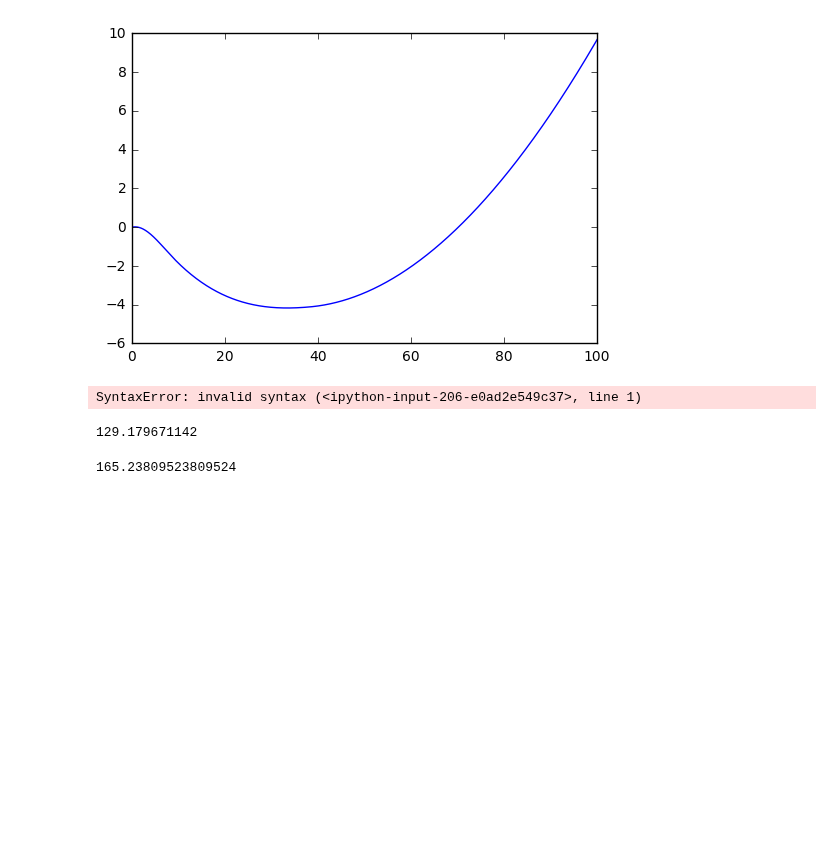
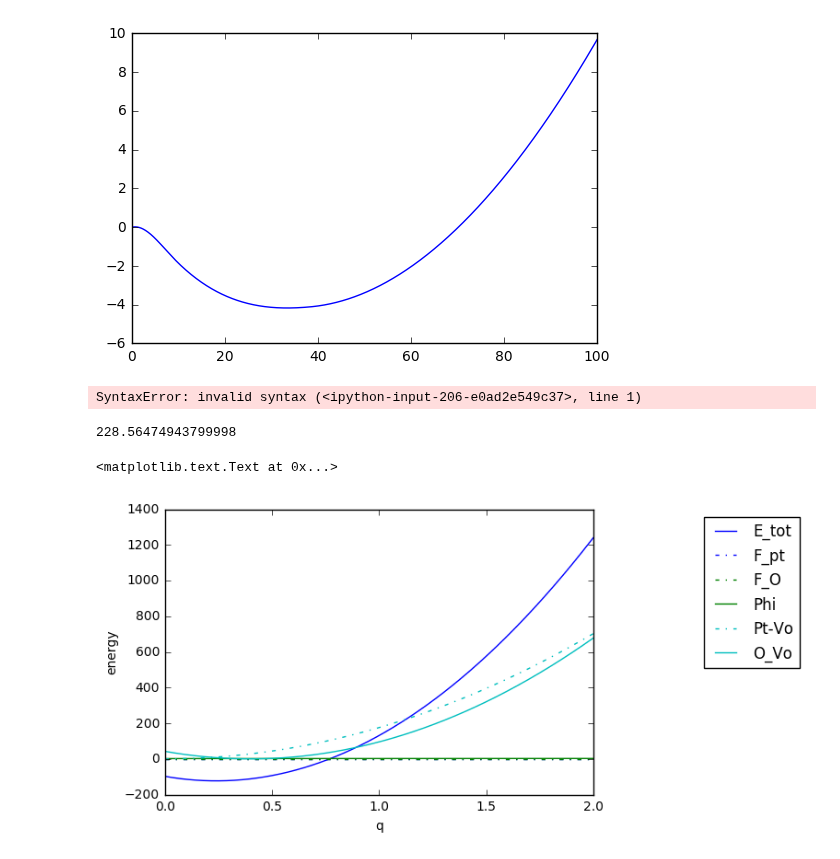
Before and after one commit to 123daimanu/DR_EAM, a Jupyter notebook: FQ_EAM_test.ipynb, the cells around one changed output. Saved outputs shown, nothing was run; the diff lists cells and outputs as text; code cells hidden in the pictures; blank space fills up the shorter version.

```diff
--- a/FQ_EAM_test.ipynb
+++ b/FQ_EAM_test.ipynb
@@ -610,10 +610,6 @@ Self energy of Pt without V0 175.464901755
 Total Energy 130.769671142
 # %%
 #diff
-130.769671142-(1.59)
+130.769671142-(-97.795078296)
 # %% [output]
-129.179671142
+228.56474943799998
-# %%
-694/4.2
-# %% [output]
-165.23809523809524
@@ -619,0 +665,17 @@ Total Energy 130.769671142
+# %%
+colors=['b','b-.', 'g-.','g','r-.','r','c-.','c','m-.','m','y-.','y'\
+        , 'k-.']
+lab.plot(q,Etot,colors[0],label="E_tot")
+lab.plot(q,F_Pt,colors[1],label="F_pt")
+lab.plot(q,F_O,colors[2],label="F_O")
+lab.plot(q,phiPt_O,colors[3],label="Phi")
+#lab.plot(q,Pt_self,colors[4],label="Pt_Self")
+#lab.plot(q,O_self,colors[5],label="O_self")
+lab.plot(q,Pt_selfWithoutV0,colors[6],label="Pt-Vo")
+lab.plot(q,O_selfWithoutV0,colors[7],label="O_Vo")
+lgd=lab.legend(bbox_to_anchor=(1.5,1),loc="upper right")
+lab.xlabel("q")
+lab.ylabel("energy")
+# %% [output]
+<matplotlib.text.Text at 0x...>
+[figure, added]
```
Also changed, not shown: parts of 7 cells of this notebook.
